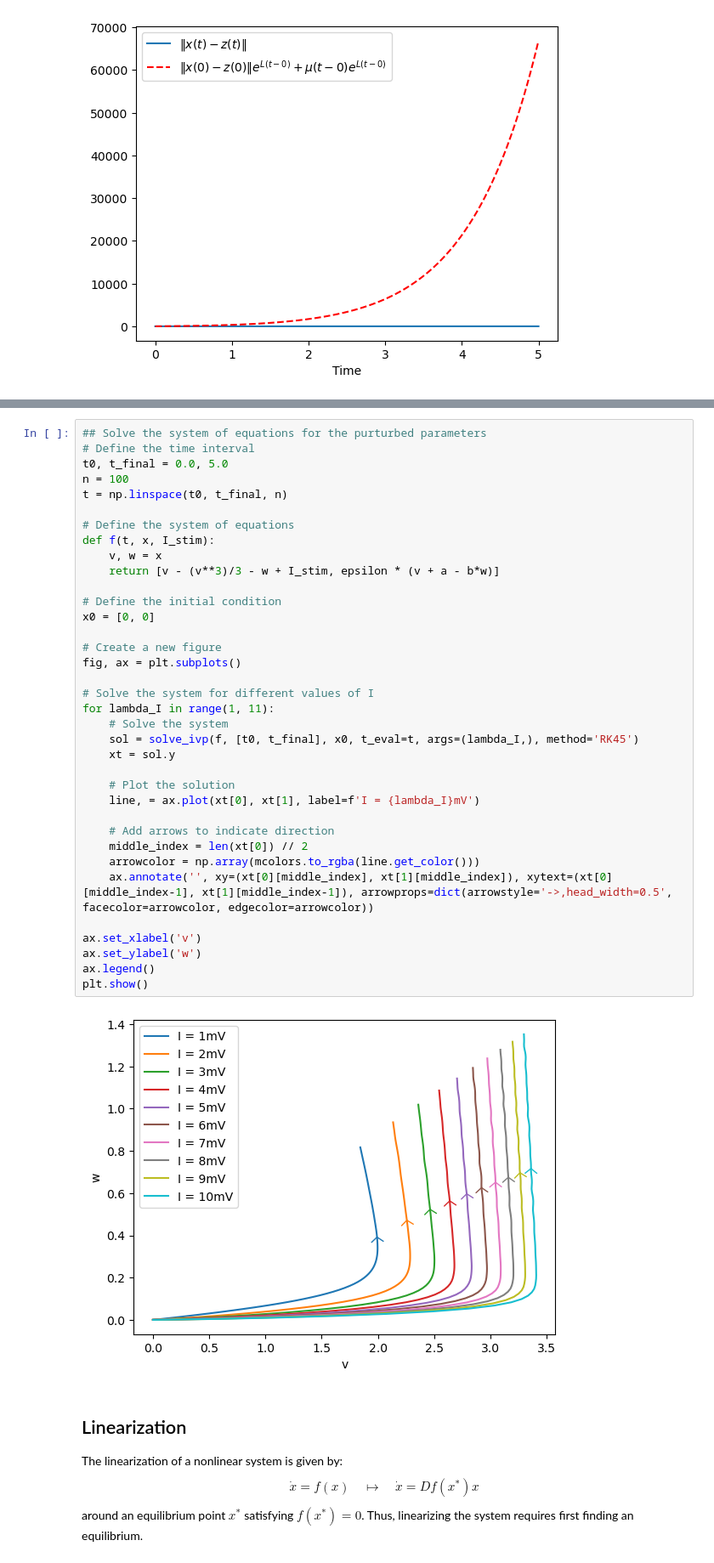
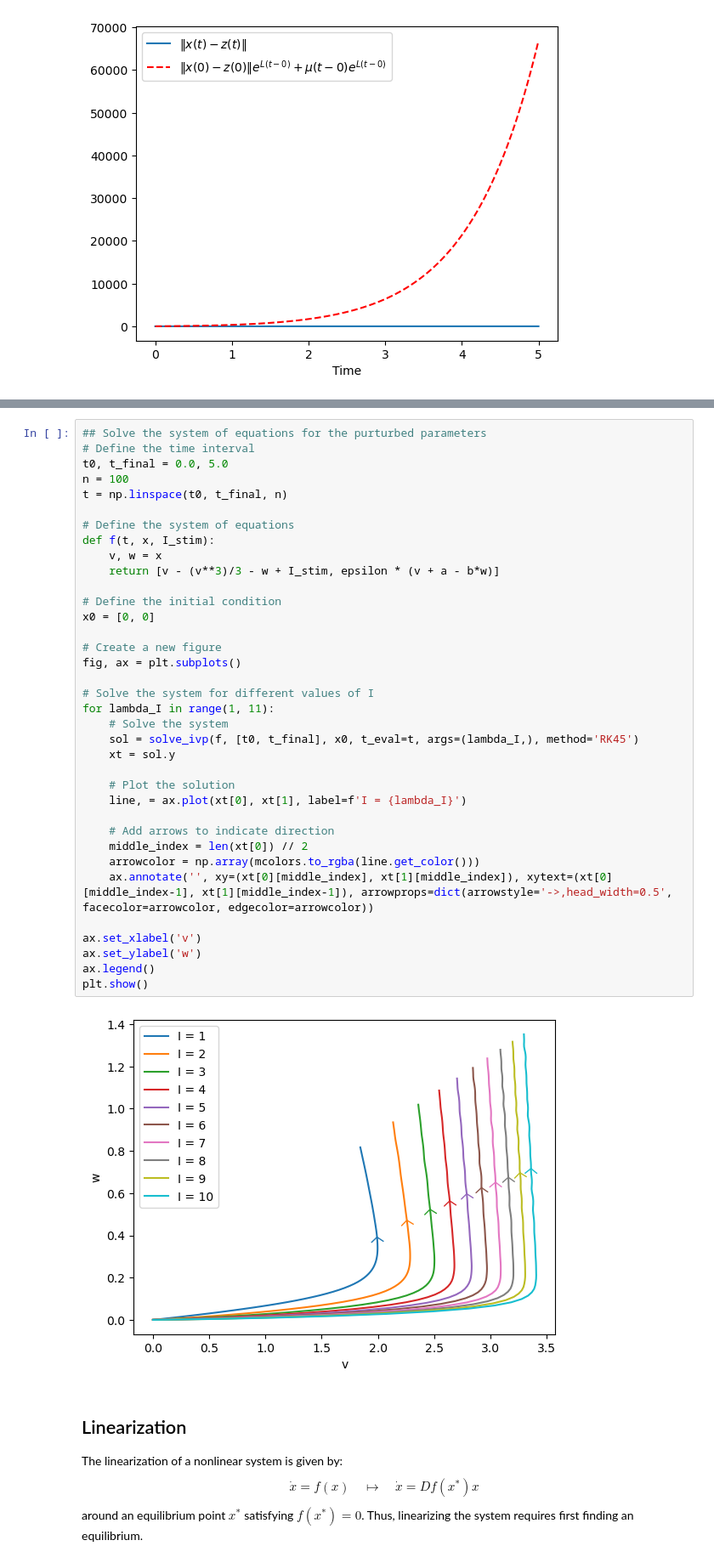
Before and after one commit to CharlesXu-Jingyue/CDS232_Wi24_CourseProject, a Jupyter notebook: FitHughNagumo.ipynb, the cells around one changed output, grey strips where cells are left out. Shown at 85% size. Drawn from its saved outputs; the diff is of its cells as text.

```diff
--- a/FitHughNagumo.ipynb
+++ b/FitHughNagumo.ipynb
@@ -360,35 +393,35 @@ t = np.linspace(t0, t_final, n)
 
 # Define the system of equations
 def f(t, x, I_stim):
     v, w = x
     return [v - (v**3)/3 - w + I_stim, epsilon * (v + a - b*w)]
 
 # Define the initial condition
 x0 = [0, 0]
 
 # Create a new figure
 fig, ax = plt.subplots()
 
 # Solve the system for different values of I
 for lambda_I in range(1, 11):
     # Solve the system
     sol = solve_ivp(f, [t0, t_final], x0, t_eval=t, args=(lambda_I,), method='RK45')
     xt = sol.y
 
     # Plot the solution
-    line, = ax.plot(xt[0], xt[1], label=f'I = {lambda_I}mV')
+    line, = ax.plot(xt[0], xt[1], label=f'I = {lambda_I}')
 
     # Add arrows to indicate direction
     middle_index = len(xt[0]) // 2
     arrowcolor = np.array(mcolors.to_rgba(line.get_color()))
     ax.annotate('', xy=(xt[0][middle_index], xt[1][middle_index]), xytext=(xt[0][middle_index-1], xt[1][middle_index-1]), arrowprops=dict(arrowstyle='->,head_width=0.5', facecolor=arrowcolor, edgecolor=arrowcolor))
 
 ax.set_xlabel('v')
 ax.set_ylabel('w')
 ax.legend()
 plt.show()
 # %% [output]
-[figure, old version]
+[figure, new version]
 # %% [markdown]
 ## Linearization
 
```
Also changed, not shown: parts of 40 cells of this notebook.
